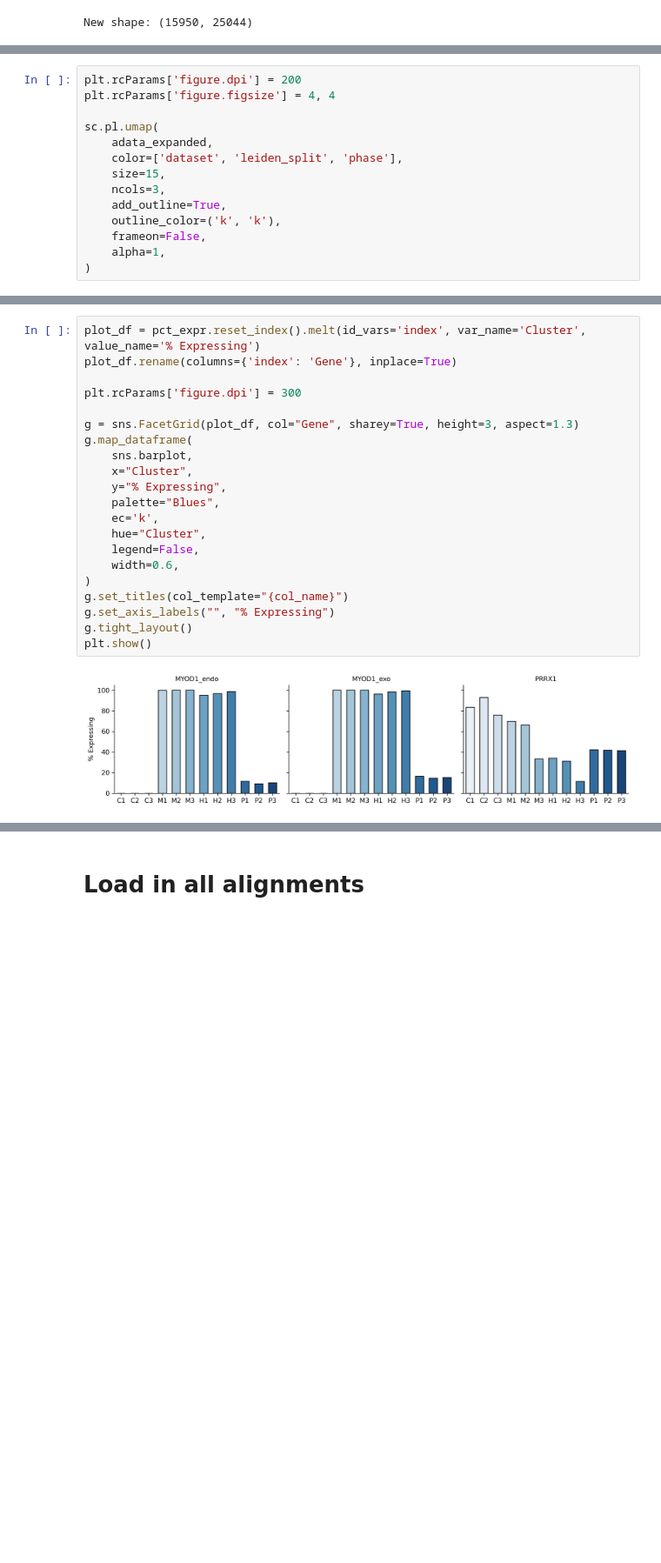
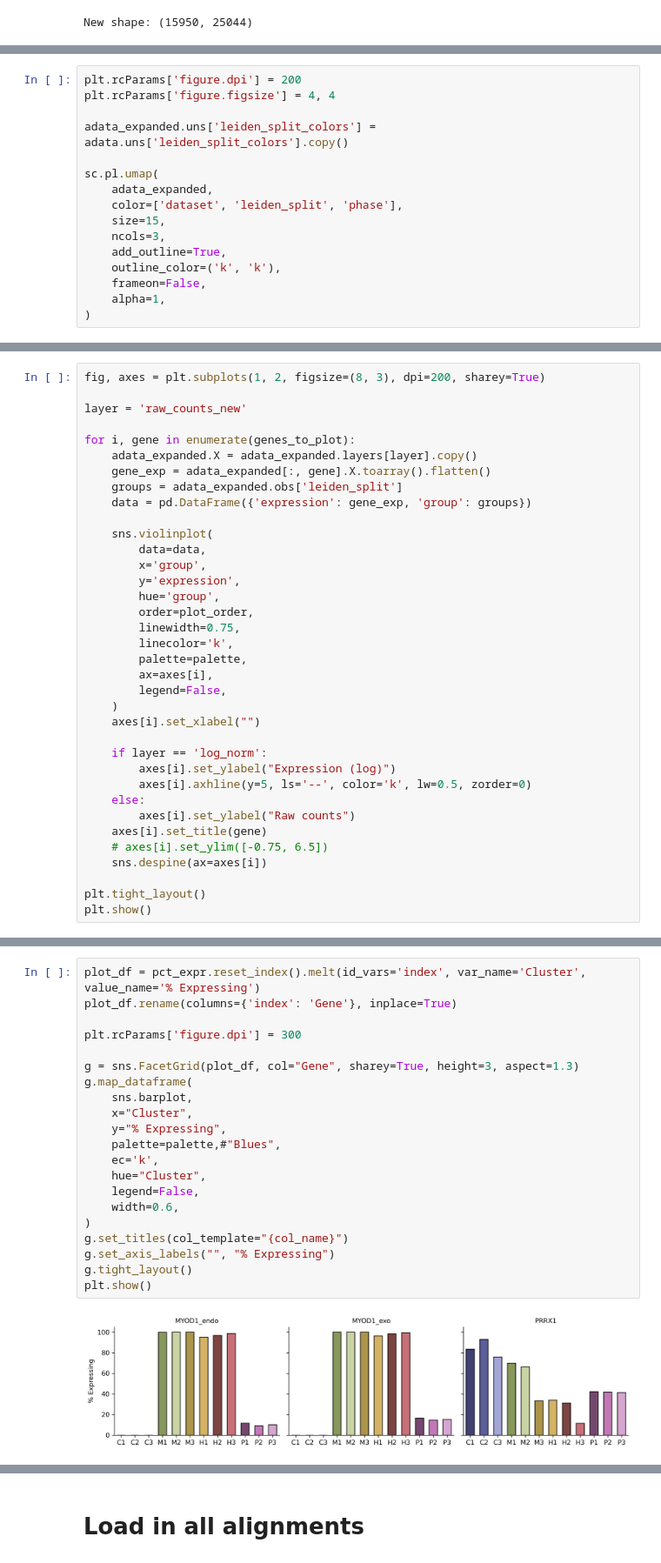
Before and after one commit to jrcwycy/hybrid_reprogramming, a Jupyter notebook: notebooks/summary/ExovsEndo.ipynb, the cells around one changed output, grey strips where cells are left out. Shown at 87% size. Saved outputs shown, nothing was run; the diff lists cells and outputs as text; blank space fills up the shorter version.

```diff
--- a/notebooks/summary/ExovsEndo.ipynb
+++ b/notebooks/summary/ExovsEndo.ipynb
@@ -197,6 +308,8 @@ AnnData object with n_obs × n_vars = 15950 × 25044
 # %%
 plt.rcParams['figure.dpi'] = 200
 plt.rcParams['figure.figsize'] = 4, 4
+
+adata_expanded.uns['leiden_split_colors'] = adata.uns['leiden_split_colors'].copy()
 
 sc.pl.umap(
     adata_expanded,
@@ -229,0 +373,36 @@ sc.pl.umap(
+# %%
+fig, axes = plt.subplots(1, 2, figsize=(8, 3), dpi=200, sharey=True)
+
+layer = 'raw_counts_new'
+
+for i, gene in enumerate(genes_to_plot):
+    adata_expanded.X = adata_expanded.layers[layer].copy()
+    gene_exp = adata_expanded[:, gene].X.toarray().flatten()
+    groups = adata_expanded.obs['leiden_split']
+    data = pd.DataFrame({'expression': gene_exp, 'group': groups})
+
+    sns.violinplot(
+        data=data,
+        x='group',
+        y='expression',
+        hue='group',
+        order=plot_order,
+        linewidth=0.75,
+        linecolor='k',
+        palette=palette,
+        ax=axes[i],
+        legend=False,
+    )
+    axes[i].set_xlabel("")
+
+    if layer == 'log_norm':
+        axes[i].set_ylabel("Expression (log)")
+        axes[i].axhline(y=5, ls='--', color='k', lw=0.5, zorder=0)
+    else:
+        axes[i].set_ylabel("Raw counts")
+    axes[i].set_title(gene)
+    # axes[i].set_ylim([-0.75, 6.5])
+    sns.despine(ax=axes[i])
+
+plt.tight_layout()
+plt.show()
@@ -310,26 +497,26 @@ pct_expr.head()
 # %%
 plot_df = pct_expr.reset_index().melt(id_vars='index', var_name='Cluster', value_name='% Expressing')
 plot_df.rename(columns={'index': 'Gene'}, inplace=True)
 
 plt.rcParams['figure.dpi'] = 300
 
 g = sns.FacetGrid(plot_df, col="Gene", sharey=True, height=3, aspect=1.3)
 g.map_dataframe(
     sns.barplot,
     x="Cluster",
     y="% Expressing",
-    palette="Blues",
+    palette=palette,#"Blues",
     ec='k',
     hue="Cluster",
     legend=False,
     width=0.6,
 )
 g.set_titles(col_template="{col_name}")
 g.set_axis_labels("", "% Expressing")
 g.tight_layout()
 plt.show()
 # %% [output]
-[figure, old version]
+[figure, new version]
 # %%
 plot_df = avg_expr_z.reset_index().melt(id_vars='index', var_name='Cluster', value_name='expression (z-score)')
 plot_df.rename(columns={'index': 'Gene'}, inplace=True)
```
Also changed, not shown: parts of 26 cells of this notebook, 2 other files.
